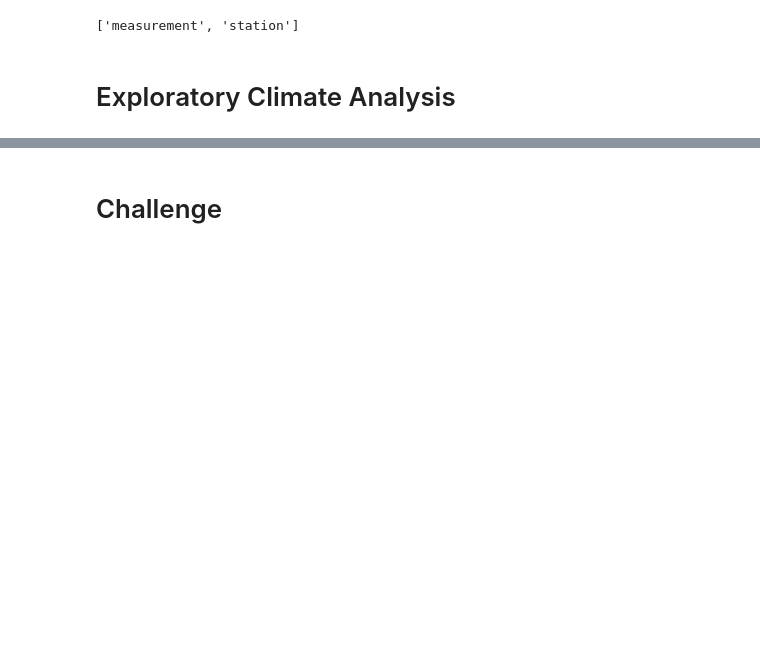
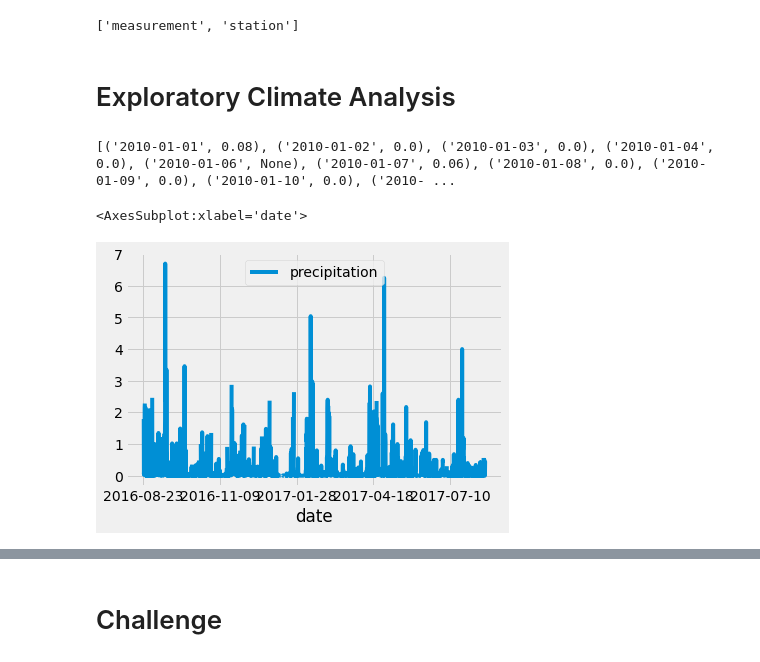
Before and after one commit to JoyRichardson/surfs_up, a Jupyter notebook: climate_analysis.ipynb, the cells around one changed output, grey strips where cells are left out. Saved outputs shown, nothing was run; the diff lists cells and outputs as text; code cells hidden in the pictures; blank space fills up the shorter version.

```diff
--- a/climate_analysis.ipynb
+++ b/climate_analysis.ipynb
@@ -42,14 +42,36 @@ session = Session(engine)
 # %%
 # Design a query to retrieve the last 12 months of precipitation data and plot the results.
 # Starting from the last data point in the database.
-
+prev_year = dt.date(2017, 8, 23)
 # Calculate the date one year from the last date in data set.
-
+prev_year = dt.date(2017, 8, 23) - dt.timedelta(days=365)
 # Perform a query to retrieve the data and precipitation scores
-results = session.query(Measurement.date, Mesurement.prcp).all()
-# Save the query results as a Pandas DataFrame and set the index to the date column
-
+results = session.query(Measurement.date, Measurement.prcp)
+# Print results
+print(results.all())
+# Filter out all data older than a year from the last record date
+# Extract all of the results from our query and put them in a list by adding .all() to the query
+results = session.query(Measurement.date, Measurement.prcp).filter(Measurement.date >= prev_year).all()
+# Print results
+print(results)
+# Save the query results as a Pandas DataFrame (results variable=one parameter and column names=second parameter)
+df = pd.DataFrame(results, columns=['date','precipitation'])
+# Set the index to the date column, writing over our df
+df.set_index(df['date'], inplace=True)
+# Print df with the index
+print(df)
+# Print df without the index by converting to strings
+print(df.to_string(index=False))
 # Sort the dataframe by date
-
-# Use Pandas Plotting with Matplotlib to plot the data
+df = df.sort_index()
+# Print df without the index by converting to strings
+print(df.to_string(index=False))
+# %% [output]
+[('2010-01-01', 0.08), ('2010-01-02', 0.0), ('2010-01-03', 0.0), ('2010-01-04', 0.0), ('2010-01-06', None), ('2010-01-07', 0.06), ('2010-01-08', 0.0), ('2010-01-09', 0.0), ('2010-01-10', 0.0), ('2010- ...
+# %%
+# Use Pandas Plotting with Matplotlib to plot the data
+df.plot()
+# %% [output]
+<AxesSubplot:xlabel='date'>
+[figure, added]
 # %%
```
Also changed, not shown: parts of 1 cell of this notebook.
